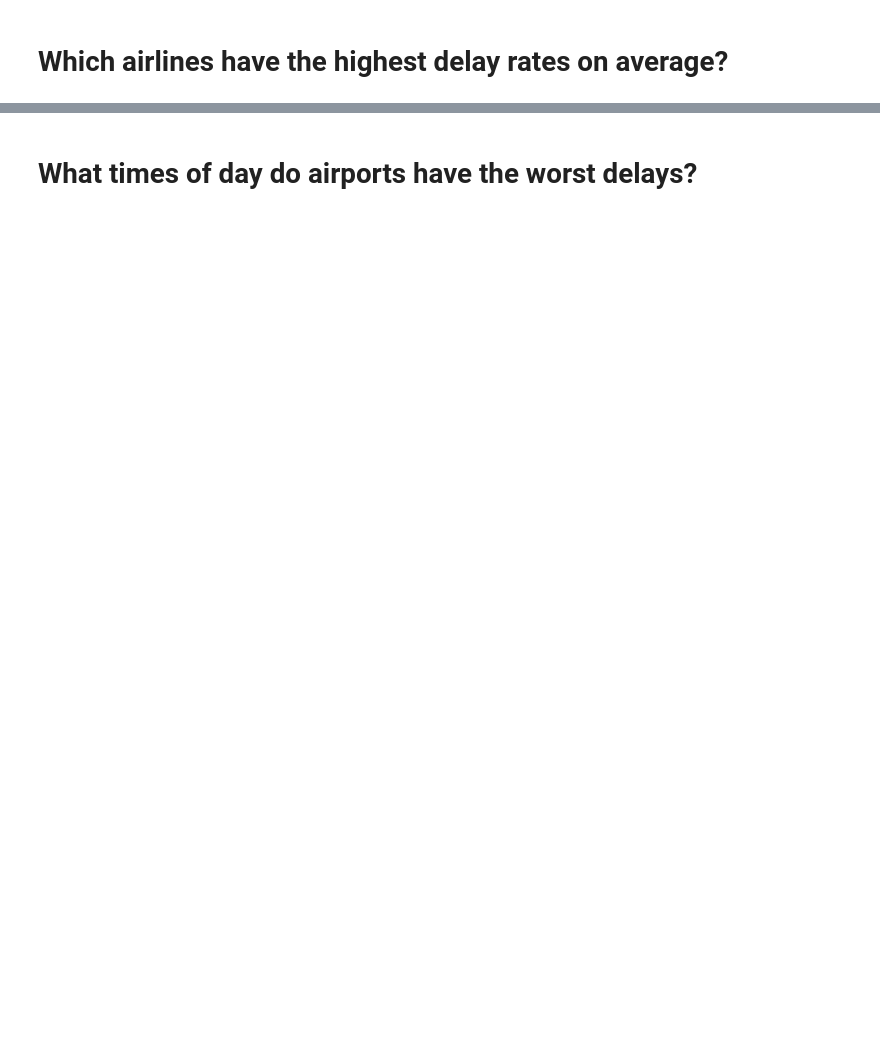
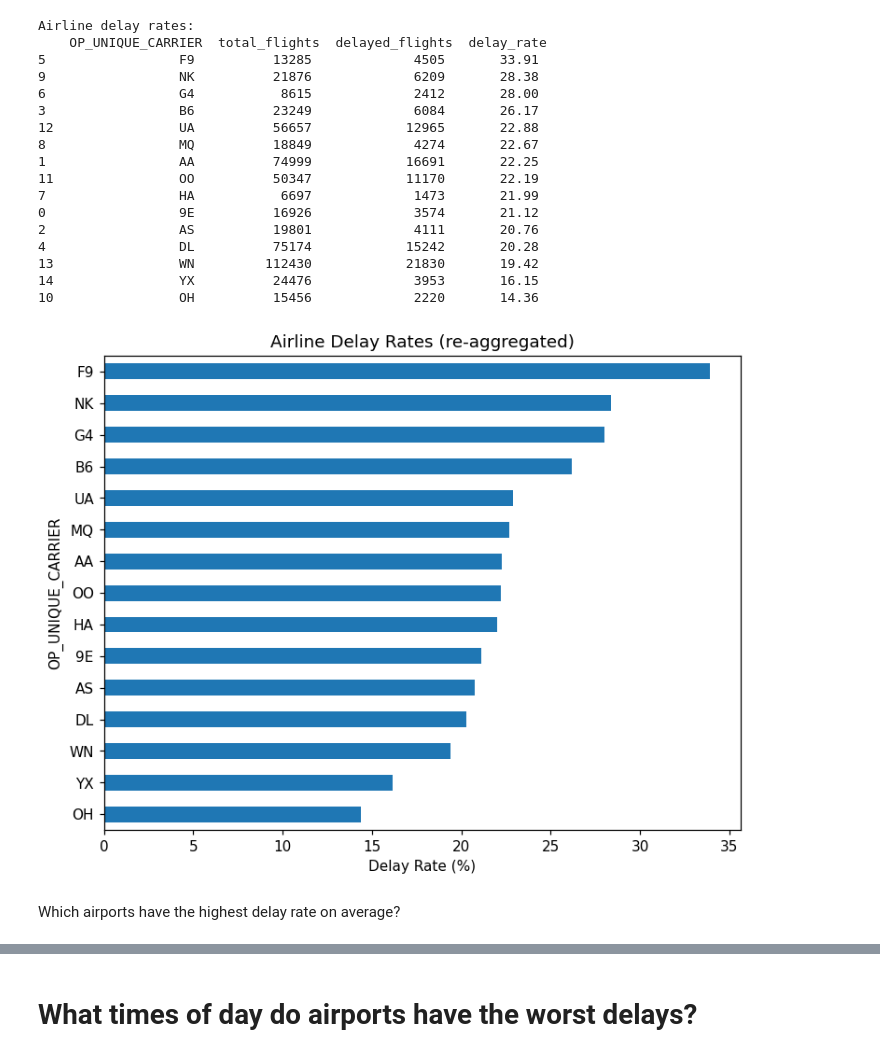
Before and after one commit to geoffreycloud/Flight-Delay-Prediction-Using-Apache-Spark, a Jupyter notebook: notebooks/eda.ipynb, the cells around one changed output, grey strips where cells are left out. Cells and saved outputs as stored; diff of their text form; code cells hidden in the pictures; blank space fills up the shorter version.

```diff
--- a/notebooks/eda.ipynb
+++ b/notebooks/eda.ipynb
@@ -24 +1,29 @@ only showing top 5 rows
+# %%
+import glob
+import os
+import matplotlib.pyplot as plt
+import pandas as pd
+
+ROOT = "../outputs/"  # <-- change to your unzipped output folder
+N_BATCHES = 8
+
+plt.rcParams["figure.dpi"] = 110
+
+def load_all(subdir, root=ROOT, n_batches=N_BATCHES):
+    """Load and concat every part-*.csv under batch_i/<subdir>/."""
+    frames = []
+    for i in range(n_batches):
+        pattern = os.path.join(root, f"batch_{i}", subdir, "part-*.csv")
+        for f in glob.glob(pattern):
+            df = pd.read_csv(f)
+            df["batch"] = i
+            frames.append(df)
+    return pd.concat(frames, ignore_index=True)
+
+def load_daily_trend(root=ROOT):
+    pattern = os.path.join(root, "daily_trend", "part-*.csv")
+    frames = [pd.read_csv(f) for f in glob.glob(pattern)]
+    df = pd.concat(frames, ignore_index=True)
+    df["FL_DATE"] = pd.to_datetime(df["FL_DATE"])
+    return df.sort_values("FL_DATE")
 # %% [markdown]
@@ -63,2 +31,38 @@ only showing top 20 rows
+# %%
+# Airline delay rates
+airline = load_all("airline_delays")
+airline_agg = (
+    airline.groupby("OP_UNIQUE_CARRIER")
+    .agg(total_flights=("total_flights", "sum"), delayed_flights=("delayed_flights", "sum"))
+    .reset_index()
+)
+airline_agg["delay_rate"] = (airline_agg["delayed_flights"] / airline_agg["total_flights"] * 100).round(2)
+airline_agg = airline_agg.sort_values("delay_rate", ascending=False)
+print("\nAirline delay rates:\n", airline_agg)
+
+airline_agg.plot.barh(x="OP_UNIQUE_CARRIER", y="delay_rate", figsize=(8, 6), legend=False)
+plt.gca().invert_yaxis()
+plt.xlabel("Delay Rate (%)")
+plt.title("Airline Delay Rates (re-aggregated)")
+plt.show()
+# %% [output]
+Airline delay rates:
+    OP_UNIQUE_CARRIER  total_flights  delayed_flights  delay_rate
+5                 F9          13285             4505       33.91
+9                 NK          21876             6209       28.38
+6                 G4           8615             2412       28.00
+3                 B6          23249             6084       26.17
+12                UA          56657            12965       22.88
+8                 MQ          18849             4274       22.67
+1                 AA          74999            16691       22.25
+11                OO          50347            11170       22.19
+7                 HA           6697             1473       21.99
+0                 9E          16926             3574       21.12
+2                 AS          19801             4111       20.76
+4                 DL          75174            15242       20.28
+13                WN         112430            21830       19.42
+14                YX          24476             3953       16.15
+10                OH          15456             2220       14.36
+[figure, added]
 # %% [markdown]
-# Which airlines have the highest delay rates on average?
+Which airports have the highest delay rate on average?
```
Also changed, not shown: parts of 11 cells of this notebook.
